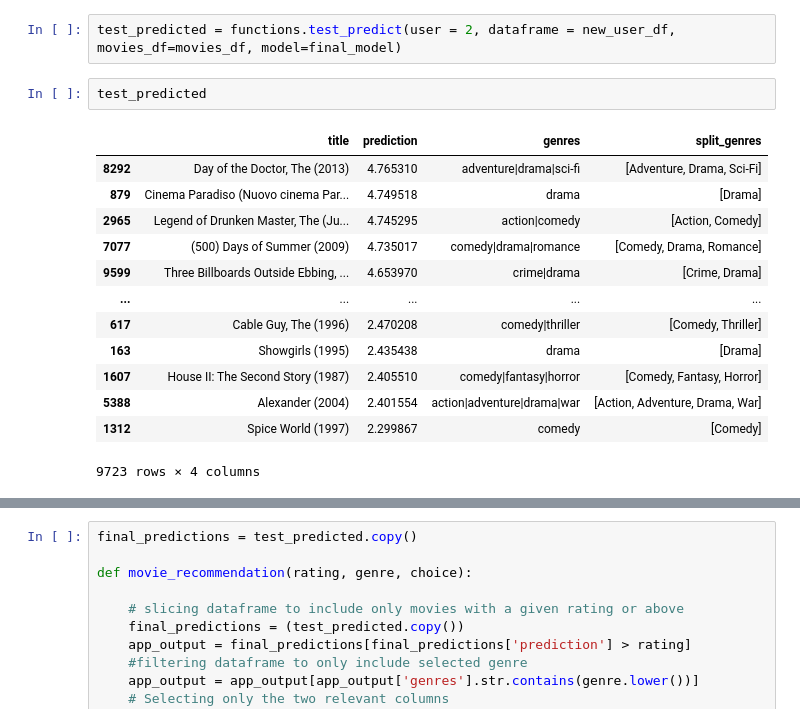
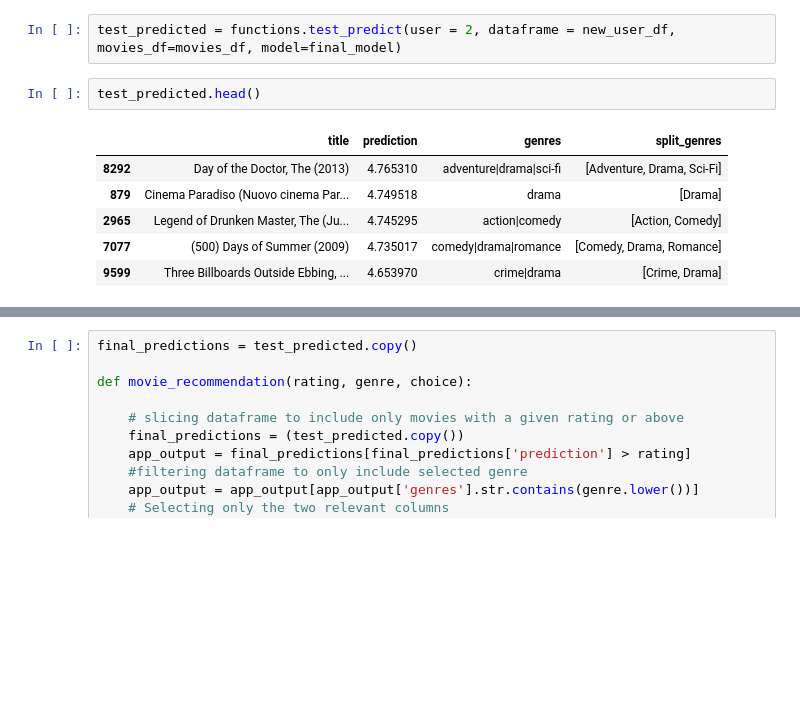
Before and after one commit to JasmineHuang25/rec-systems-project, a Jupyter notebook: index.ipynb, the cells around one changed output, grey strips where cells are left out. Drawn from its saved outputs; the diff is of its cells as text; blank space fills up the shorter version.

```diff
--- a/index.ipynb
+++ b/index.ipynb
@@ -705,18 +684,11 @@ As part of this project, we have began creating a deployable app utilizing Gradi
 # %%
 test_predicted = functions.test_predict(user = 2, dataframe = new_user_df, movies_df=movies_df, model=final_model)
 # %%
-test_predicted
+test_predicted.head()
 # %% [output]
 |  | title | prediction | genres | split_genres |
 | 8292 | Day of the Doctor, The (2013) | 4.765310 | adventure|drama|sci-fi | [Adventure, Drama, Sci-Fi] |
 | 879 | Cinema Paradiso (Nuovo cinema Par... | 4.749518 | drama | [Drama] |
 | 2965 | Legend of Drunken Master, The (Ju... | 4.745295 | action|comedy | [Action, Comedy] |
 | 7077 | (500) Days of Summer (2009) | 4.735017 | comedy|drama|romance | [Comedy, Drama, Romance] |
 | 9599 | Three Billboards Outside Ebbing, ... | 4.653970 | crime|drama | [Crime, Drama] |
-| ... | ... | ... | ... | ... |
-| 617 | Cable Guy, The (1996) | 2.470208 | comedy|thriller | [Comedy, Thriller] |
-| 163 | Showgirls (1995) | 2.435438 | drama | [Drama] |
-| 1607 | House II: The Second Story (1987) | 2.405510 | comedy|fantasy|horror | [Comedy, Fantasy, Horror] |
-| 5388 | Alexander (2004) | 2.401554 | action|adventure|drama|war | [Action, Adventure, Drama, War] |
-| 1312 | Spice World (1997) | 2.299867 | comedy | [Comedy] |
-9723 rows × 4 columns
```
Also changed, not shown: parts of 13 cells of this notebook.
